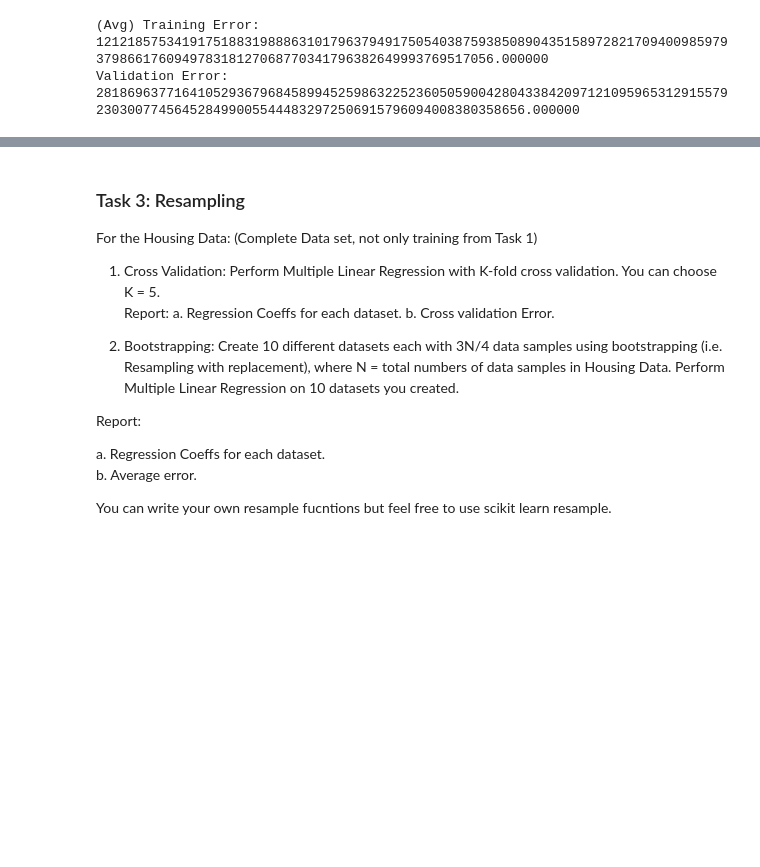
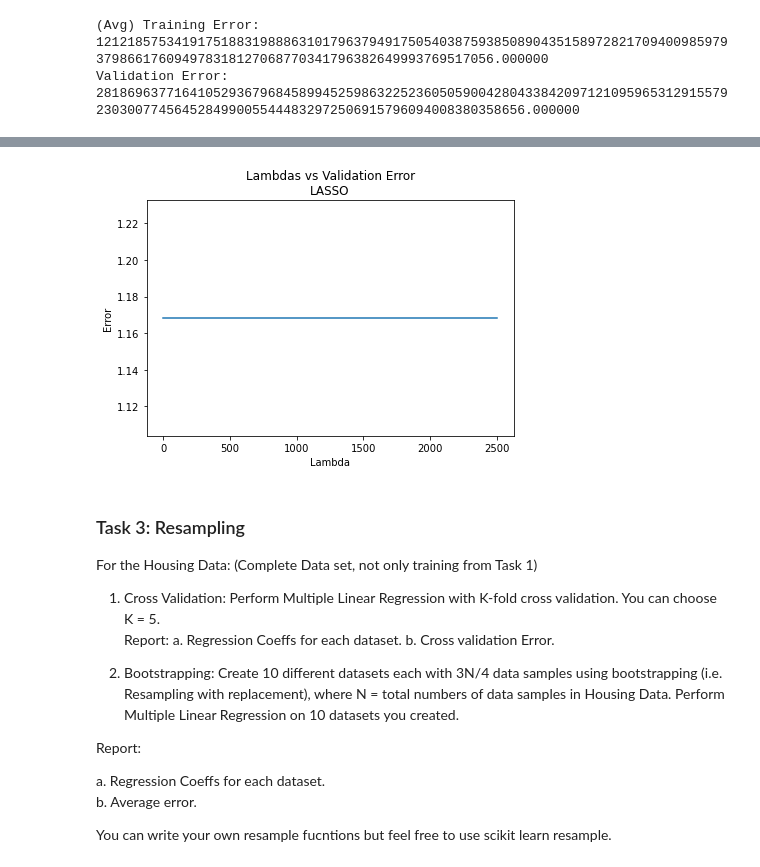
Before and after one commit to ManuelSerna/ml-notes, a Jupyter notebook: regression/general_regression/mini_project3.ipynb, the cells around one changed output, grey strips where cells are left out. Cells and saved outputs as stored; diff of their text form; code cells hidden in the pictures; blank space fills up the shorter version.

```diff
--- a/regression/general_regression/mini_project3.ipynb
+++ b/regression/general_regression/mini_project3.ipynb
@@ -489,3 +579,14 @@ Validation Error:     2818696377164105293679684589945259863225236050590042804338
+# %%
+# Get validation error for LASSO regression
+plot_error_v_lambda(
+    models=ls_models,
+    lambdas=lambdas,
+    X=x_test,
+    y=y_test,
+    label='Lambdas vs Validation Error\nLASSO'
+)
+# %% [output]
+[figure, added]
 # %% [markdown]
 ### Task 3: Resampling
 
```
Also changed, not shown: parts of 11 cells of this notebook.
